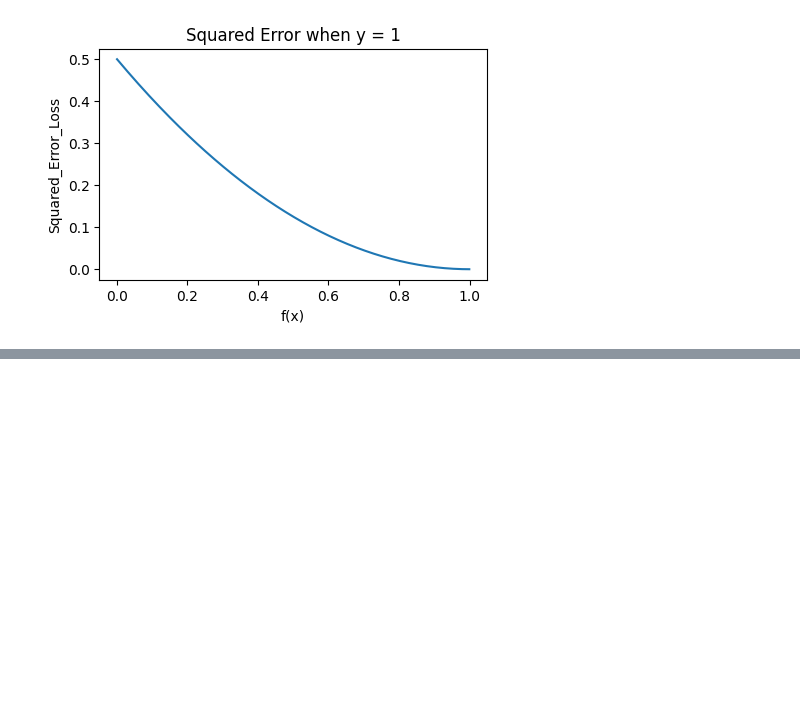
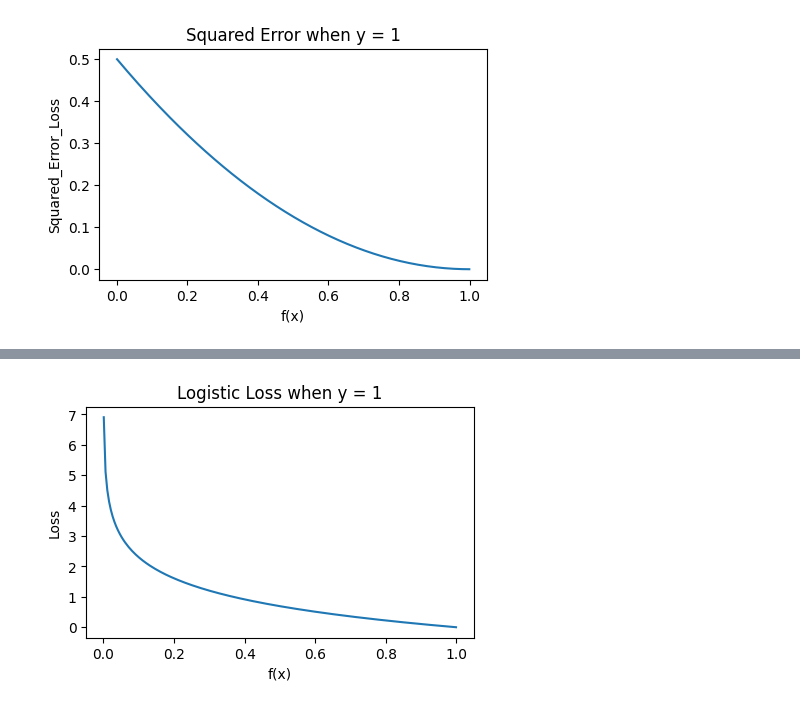
Before and after one commit to winter666-hub/AI_Learning_Journey, a Jupyter notebook: Machine_Learning/03_Logistic_Regression/12_logistic_loss.ipynb, the cells around one changed output, grey strips where cells are left out. Saved outputs shown, nothing was run; the diff lists cells and outputs as text; code cells hidden in the pictures; blank space fills up the shorter version.

```diff
--- a/Machine_Learning/03_Logistic_Regression/12_logistic_loss.ipynb
+++ b/Machine_Learning/03_Logistic_Regression/12_logistic_loss.ipynb
@@ -67,0 +91,17 @@ plt.show()
+# %%
+def logistic_loss_y1(fx):
+    return -np.log(fx)
+
+def logistic_loss_y0(fx):
+    return -np.log(1 - fx)
+# %%
+loss_y1_log = logistic_loss_y1(f_values)
+
+plt.figure(figsize=(5, 3))
+plt.plot(f_values, loss_y1_log)
+plt.xlabel("f(x)")
+plt.ylabel("Loss")
+plt.title("Logistic Loss when y = 1")
+plt.show()
+# %% [output]
+[figure, added]
```
Also changed, not shown: parts of 9 cells of this notebook.
